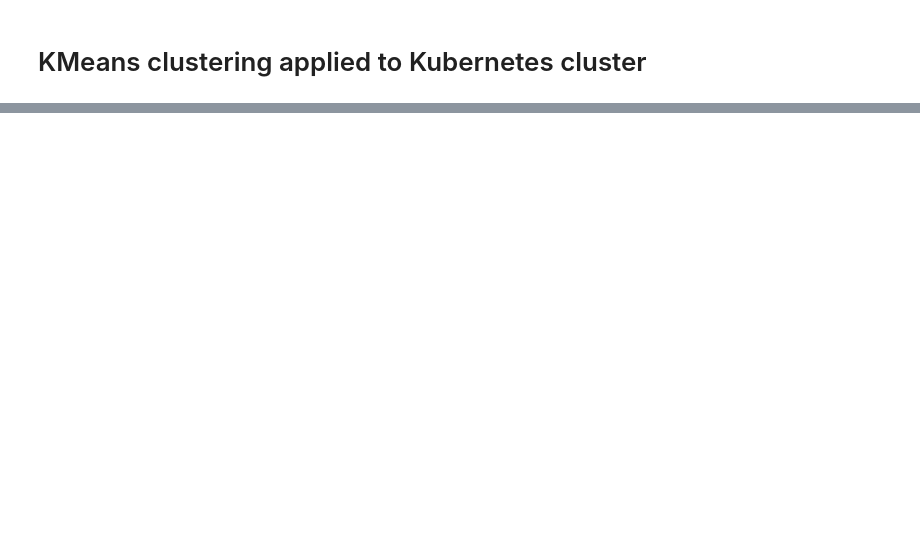
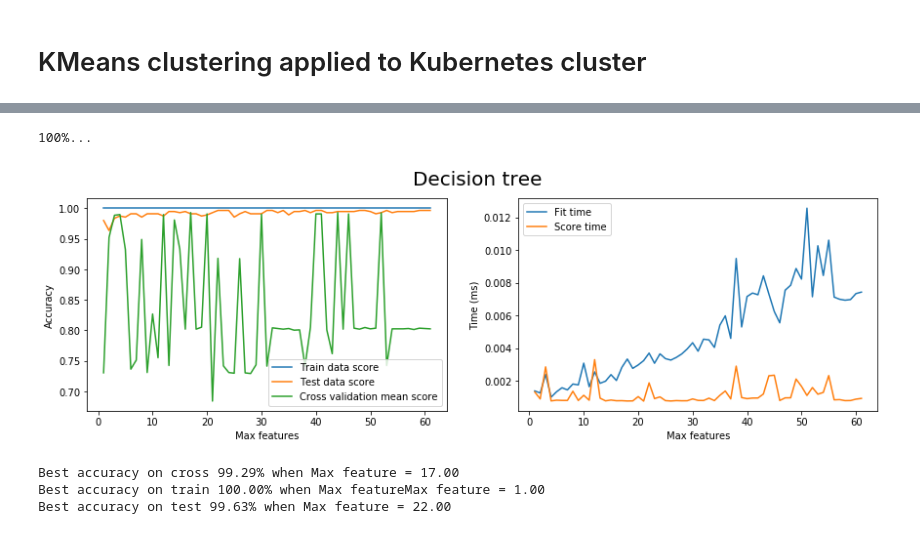
Before and after one commit to jakoblindqvist/kube-learn, a Jupyter notebook: notebook/KMeans.ipynb, the cells around one changed output, grey strips where cells are left out. Drawn from its saved outputs; the diff is of its cells as text; code cells hidden in the pictures; blank space fills up the shorter version.

```diff
--- a/notebook/KMeans.ipynb
+++ b/notebook/KMeans.ipynb
@@ -132,0 +508,67 @@ ________________________________________________________________________________
+# %%
+# Test decision tree
+from sklearn.tree import DecisionTreeClassifier
+from sklearn.model_selection import cross_val_score
+import time
+
+MAX_FEATURES = len(feature_names)
+
+fitTimes = []
+scoreTimes = []
+attValue = []
+testScore = []
+trainScore = []
+crossMean = []
+crossStd = []
+
+for i in range(1,MAX_FEATURES+1):
+    print "{0}\r".format(str(int((i/float(MAX_FEATURES)) * 100)) + "%..."),
+    decTree = DecisionTreeClassifier(max_features=i, random_state=10)
+    decTree.fit(X_train, y_train)
+    startFit = time.time()
+    decTree.fit(X_train, y_train)
+    stopFit = time.time()
+    train = decTree.score(X_train, y_train)
+    test = decTree.score(X_test, y_test)
+    stopScore = time.time()
+    crossVal = cross_val_score(decTree, scaledData, y)
+    attValue.append(i)
+    trainScore.append(train)
+    testScore.append(test)
+    crossMean.append(crossVal.mean())
+    crossStd.append(crossVal.std())
+    fitTimes.append((stopFit - startFit))
+    scoreTimes.append((stopScore - stopFit))
+
+
+
+plt.subplot(1,2,1)
+plt.plot(attValue, trainScore, label="Train data score")
+plt.plot(attValue, testScore, label="Test data score")
+plt.plot(attValue, crossMean, label="Cross validation mean score")
+plt.legend()
+plt.xlabel('Max features')
+plt.ylabel('Accuracy')
+
+plt.subplot(1,2,2)
+plt.plot(attValue, fitTimes, label="Fit time")
+plt.plot(attValue, scoreTimes, label="Score time")
+plt.legend()
+
+plt.xlabel('Max features')
+plt.ylabel('Time (ms)')
+
+plt.subplots_adjust(right = 2)
+plt.gcf().suptitle("Decision tree", x=1.05, fontsize=20)
+plt.show()
+
+maxAcc, index = printMax("Best accuracy on cross", "Max feature", attValue, crossMean)
+printMax("Best accuracy on train", "Max featureMax feature", attValue, trainScore)
+printMax("Best accuracy on test", "Max feature", attValue, testScore)
+best.append(("DecTree", maxAcc, fitTimes[index], scoreTimes[index]))
+# %% [output]
+100%...
+[figure, added]
+Best accuracy on cross 99.29% when Max feature = 17.00
+Best accuracy on train 100.00% when Max featureMax feature = 1.00
+Best accuracy on test 99.63% when Max feature = 22.00
```
Also changed, not shown: parts of 12 cells of this notebook, 18 other files.
